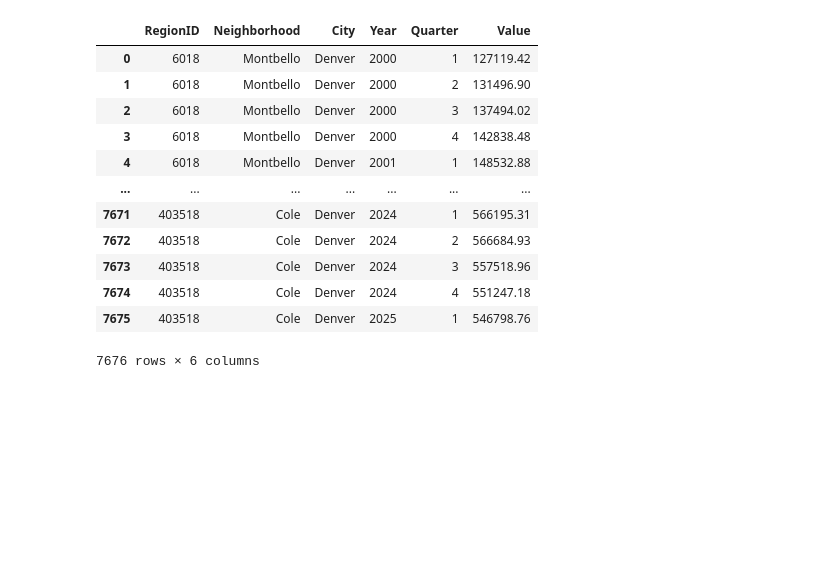
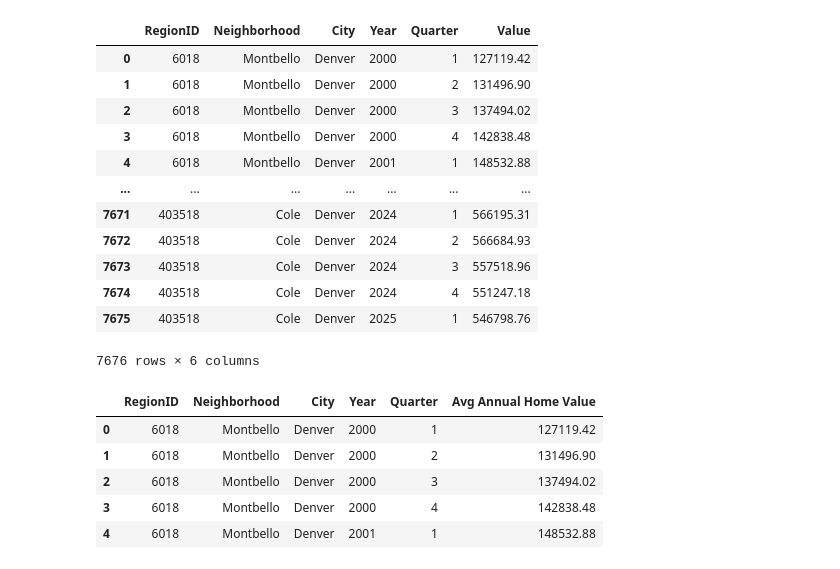
Before and after one commit to Angelinamurdock/final_project_group_2, a Jupyter notebook: Zillow_data_cleaning.ipynb, the cells around one changed output. Saved outputs shown, nothing was run; the diff lists cells and outputs as text; code cells hidden in the pictures; blank space fills up the shorter version.

```diff
--- a/Zillow_data_cleaning.ipynb
+++ b/Zillow_data_cleaning.ipynb
@@ -162,6 +162,16 @@ grouped_quarterly_df
 | 7674 | 403518 | Cole | Denver | 2024 | 4 | 551247.18 |
 | 7675 | 403518 | Cole | Denver | 2025 | 1 | 546798.76 |
 7676 rows × 6 columns
+# %%
+grouped_quarterly_df.rename(columns={"Value": "Avg Annual Home Value"},inplace=True)
+grouped_quarterly_df.head()
+# %% [output]
+|  | RegionID | Neighborhood | City | Year | Quarter | Avg Annual Home Value |
+| 0 | 6018 | Montbello | Denver | 2000 | 1 | 127119.42 |
+| 1 | 6018 | Montbello | Denver | 2000 | 2 | 131496.90 |
+| 2 | 6018 | Montbello | Denver | 2000 | 3 | 137494.02 |
+| 3 | 6018 | Montbello | Denver | 2000 | 4 | 142838.48 |
+| 4 | 6018 | Montbello | Denver | 2001 | 1 | 148532.88 |
 # %%
 # Export to CSV
 grouped_quarterly_df.to_csv("Resources/zillow_quarterly.csv")
```
Also changed, not shown: 3 other files.
